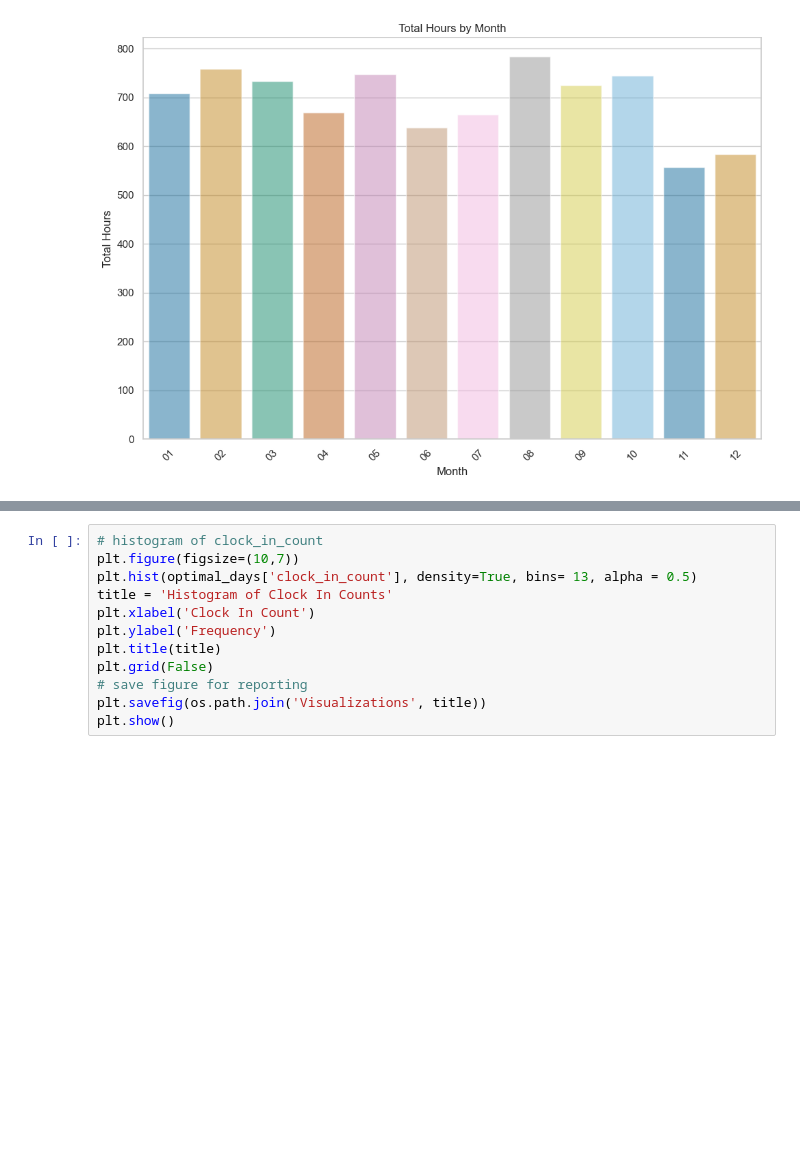
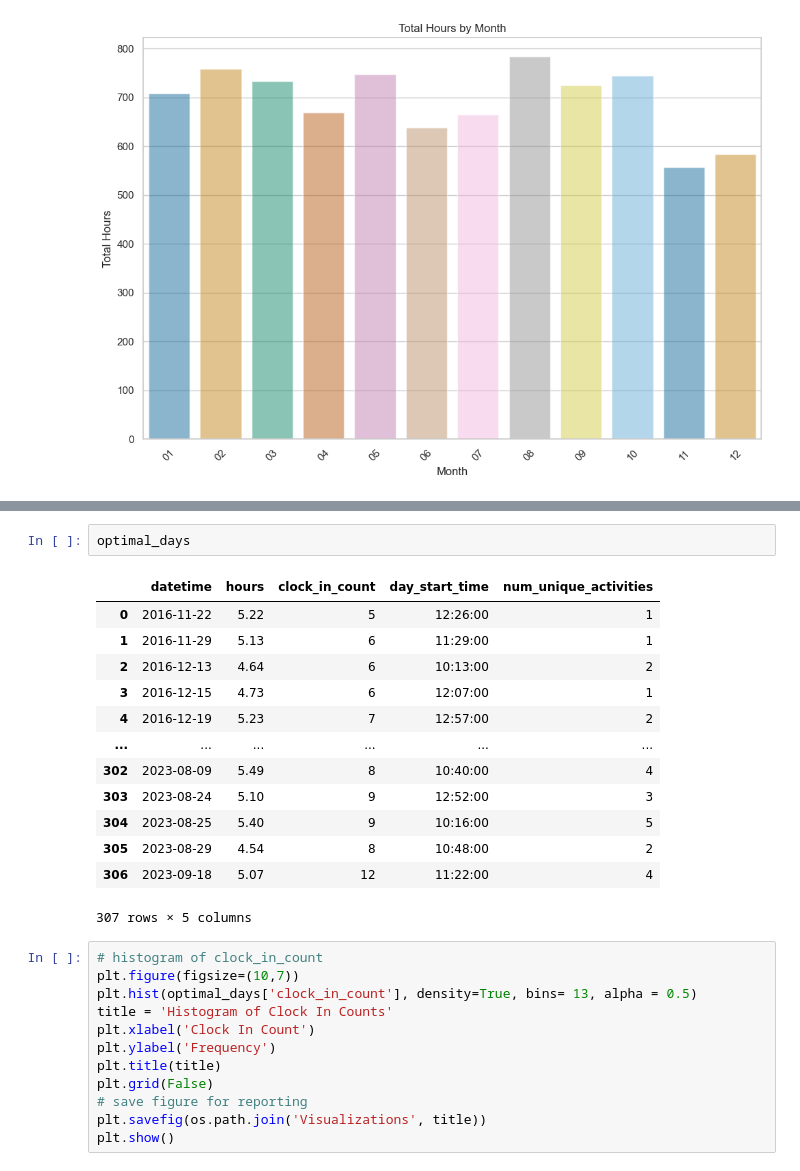
Before and after one commit to awkwardarm/Portfolio-Projects, a Jupyter notebook: Porftolio Project - Time Tracking.ipynb, the cells around one changed output, grey strips where cells are left out. Drawn from its saved outputs; the diff is of its cells as text; blank space fills up the shorter version.

```diff
--- a/Porftolio Project - Time Tracking.ipynb
+++ b/Porftolio Project - Time Tracking.ipynb
@@ -362,6 +363,22 @@ ratio_optimal_days = round(len(optimal_days)/len(total_hours_by_day), 3) * 100
 print(f'Percentage of optimal days between 4.5 and 5.5 hours: {ratio_optimal_days}%')
 # %% [output]
 Percentage of optimal days between 4.5 and 5.5 hours: 19.6%
+# %%
+optimal_days
+# %% [output]
+|  | datetime | hours | clock_in_count | day_start_time | num_unique_activities |
+| 0 | 2016-11-22 | 5.22 | 5 | 12:26:00 | 1 |
+| 1 | 2016-11-29 | 5.13 | 6 | 11:29:00 | 1 |
+| 2 | 2016-12-13 | 4.64 | 6 | 10:13:00 | 2 |
+| 3 | 2016-12-15 | 4.73 | 6 | 12:07:00 | 1 |
+| 4 | 2016-12-19 | 5.23 | 7 | 12:57:00 | 2 |
+| ... | ... | ... | ... | ... | ... |
+| 302 | 2023-08-09 | 5.49 | 8 | 10:40:00 | 4 |
+| 303 | 2023-08-24 | 5.10 | 9 | 12:52:00 | 3 |
+| 304 | 2023-08-25 | 5.40 | 9 | 10:16:00 | 5 |
+| 305 | 2023-08-29 | 4.54 | 8 | 10:48:00 | 2 |
+| 306 | 2023-09-18 | 5.07 | 12 | 11:22:00 | 4 |
+307 rows × 5 columns
 # %%
 # histogram of clock_in_count
 plt.figure(figsize=(10,7))
```
Also changed, not shown: parts of 3 cells of this notebook.
